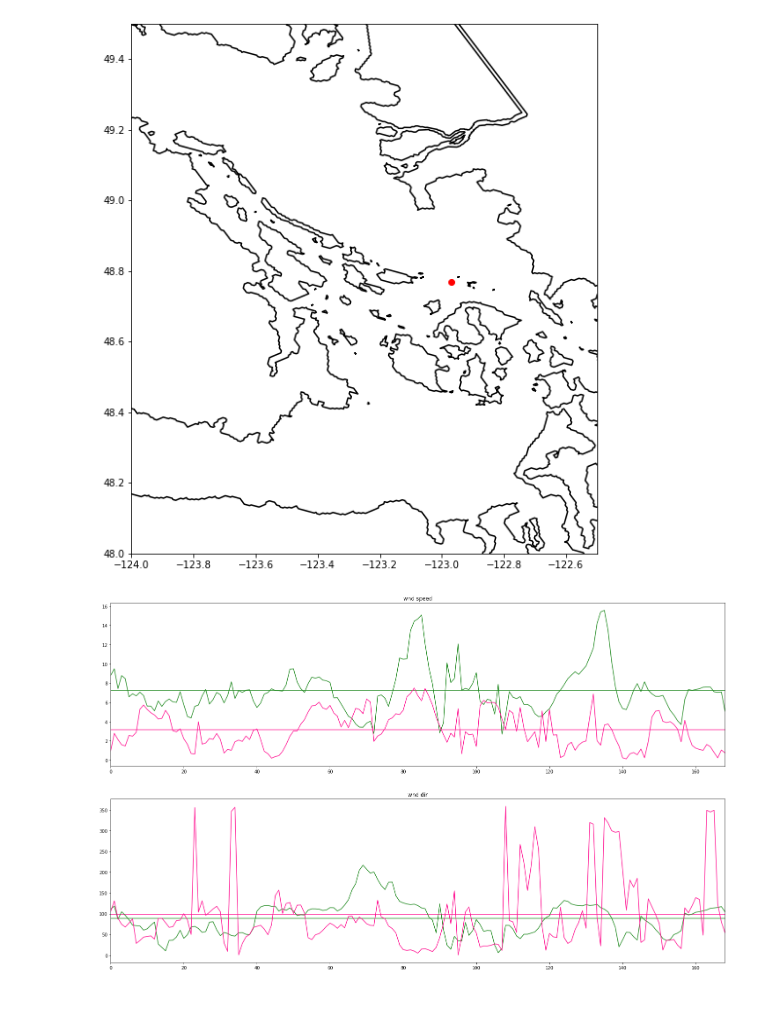
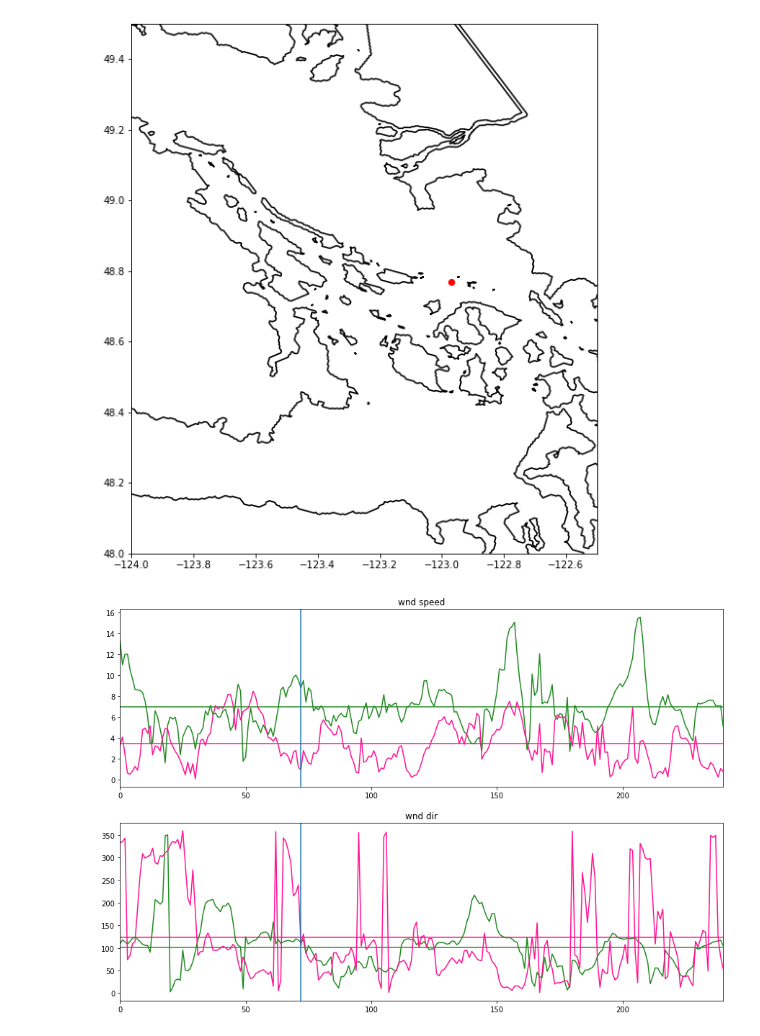
Before and after one commit to SalishSeaCast/analysis-vicky, a Jupyter notebook: notebooks/DiffWindsSameStrat-BP.ipynb, the cells around one changed output. Drawn from its saved outputs; the diff is of its cells as text; code cells hidden in the pictures; blank space fills up the shorter version.

```diff
--- a/notebooks/DiffWindsSameStrat-BP.ipynb
+++ b/notebooks/DiffWindsSameStrat-BP.ipynb
@@ -72,10 +72,10 @@ geo_tools.find_closest_model_point(-122.97, 48.77, X, Y)
 # %%
 wind_data = xr.open_dataset('https://salishsea.eos.ubc.ca/erddap/griddap/ubcSSaSurfaceAtmosphereFieldsV1')
 # %%
-time_slice1 = slice('2017-11-23 00:00:00', '2017-11-30 00:00:00')
-time_slice2 = slice('2015-07-22 00:00:00', '2015-07-29 00:00:00')
-time_slice3 = slice('2016-05-04 00:00:00', '2016-05-11 00:00:00')
-time_slice4 = slice('2018-10-16 00:00:00', '2018-10-23 00:00:00')
+time_slice1 = slice('2017-11-20 00:00:00', '2017-11-30 00:00:00')
+time_slice2 = slice('2015-07-19 00:00:00', '2015-07-29 00:00:00')
+time_slice3 = slice('2016-05-01 00:00:00', '2016-05-11 00:00:00')
+time_slice4 = slice('2018-10-13 00:00:00', '2018-10-23 00:00:00')
 # %%
 Yind = 118
 Xind = 158
@@ -112,21 +112,22 @@ viz_tools.set_aspect(ax, coords = 'map');
 # %% [output]
 [figure]
 # %%
-fig, ax = plt.subplots(2,1, figsize = (25,15))
+fig, ax = plt.subplots(2,1, figsize = (15,10))
 
 ax[0].plot(wind_speed1, color = 'forestgreen')
 ax[0].plot(wind_speed2, color = 'deeppink')
 ax[0].set_title('wnd speed')
-ax[0].hlines(wind_speed1.mean(), 0, 168, color = 'forestgreen')
-ax[0].hlines(wind_speed2.mean(), 0, 168, color = 'deeppink')
+ax[0].hlines(wind_speed1.mean(), 0, 240, color = 'forestgreen')
+ax[0].hlines(wind_speed2.mean(), 0, 240, color = 'deeppink')
 
 ax[1].plot(wind_dir1, color = 'forestgreen')
 ax[1].plot(wind_dir2, color = 'deeppink')
 ax[1].set_title('wnd dir')
-ax[1].hlines(wind_dir1.mean(), 0, 168, color = 'forestgreen')
-ax[1].hlines(wind_dir2.mean(), 0, 168, color = 'deeppink')
+ax[1].hlines(wind_dir1.mean(), 0, 240, color = 'forestgreen')
+ax[1].hlines(wind_dir2.mean(), 0, 240, color = 'deeppink')
 
 for a in ax:
-    a.set_xlim(0, 168);
+    a.axvline(x=72)
+    a.set_xlim(0, 240);
 # %% [output]
-[figure, old version]
+[figure, new version]
```
Also changed, not shown: parts of 9 cells of this notebook, 4 other files.
